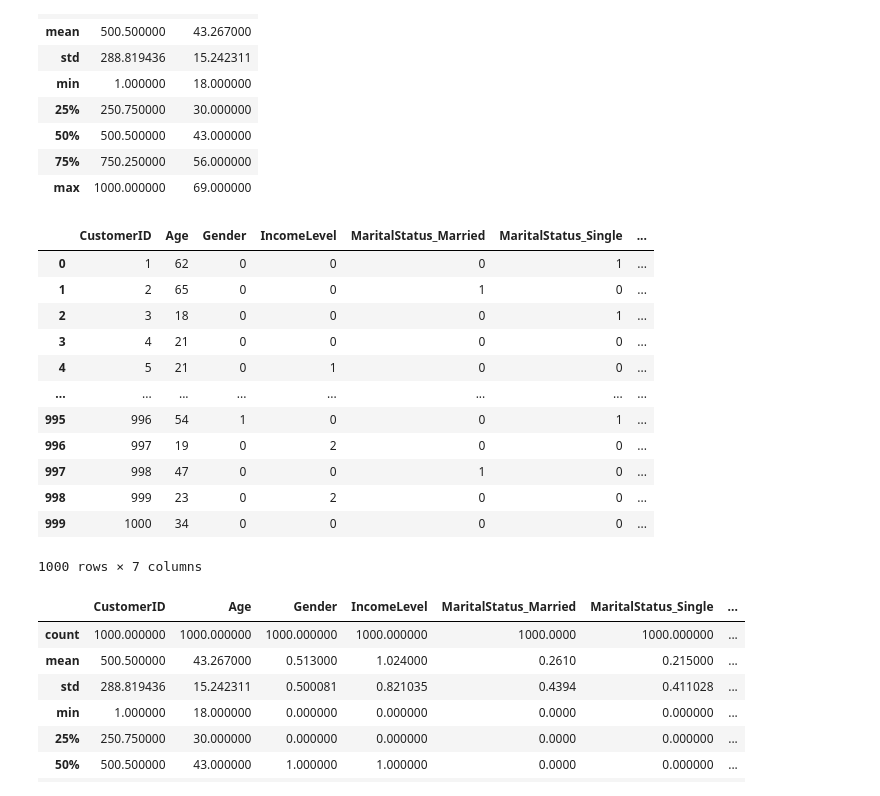
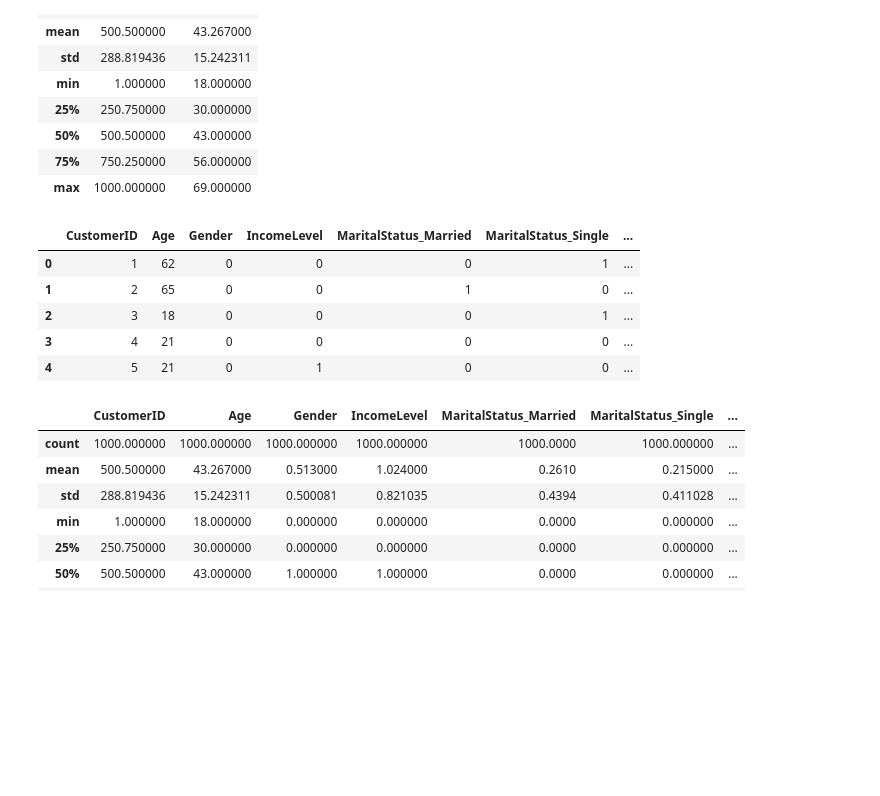
Before and after one commit to Pranav-1719/Data-Science-Machine-Learning, a Jupyter notebook: Customer-Churn-Prediction/Customer Churn Prediction and Behavior Analysis.ipynb, the cells around one changed output. Cells and saved outputs as stored; diff of their text form; code cells hidden in the pictures; blank space fills up the shorter version.

```diff
--- a/Customer-Churn-Prediction/Customer Churn Prediction and Behavior Analysis.ipynb
+++ b/Customer-Churn-Prediction/Customer Churn Prediction and Behavior Analysis.ipynb
@@ -90,24 +83,17 @@ df1.describe()
 # %%
 new_df1 = df1.copy()
 new_df1['Gender'] = new_df1['Gender'].map({'M':0, 'F':1})
 new_df1['IncomeLevel'] =  new_df1['IncomeLevel'].map({'Low':0, 'Medium':1, 'High':2})
 new_df1 = pd.get_dummies(new_df1, columns=['MaritalStatus'],drop_first=True, dtype=int)
 
-new_df1
+new_df1.head()
 # %% [output]
 |  | CustomerID | Age | Gender | IncomeLevel | MaritalStatus_Married | MaritalStatus_Single | ... |
 | 0 | 1 | 62 | 0 | 0 | 0 | 1 | ... |
 | 1 | 2 | 65 | 0 | 0 | 1 | 0 | ... |
 | 2 | 3 | 18 | 0 | 0 | 0 | 1 | ... |
 | 3 | 4 | 21 | 0 | 0 | 0 | 0 | ... |
 | 4 | 5 | 21 | 0 | 1 | 0 | 0 | ... |
-| ... | ... | ... | ... | ... | ... | ... | ... |
-| 995 | 996 | 54 | 1 | 0 | 0 | 1 | ... |
-| 996 | 997 | 19 | 0 | 2 | 0 | 0 | ... |
-| 997 | 998 | 47 | 0 | 0 | 1 | 0 | ... |
-| 998 | 999 | 23 | 0 | 2 | 0 | 0 | ... |
-| 999 | 1000 | 34 | 0 | 0 | 0 | 0 | ... |
-1000 rows × 7 columns
 # %%
 new_df1.describe()
 # %% [output]
```
Also changed, not shown: parts of 25 cells of this notebook.
